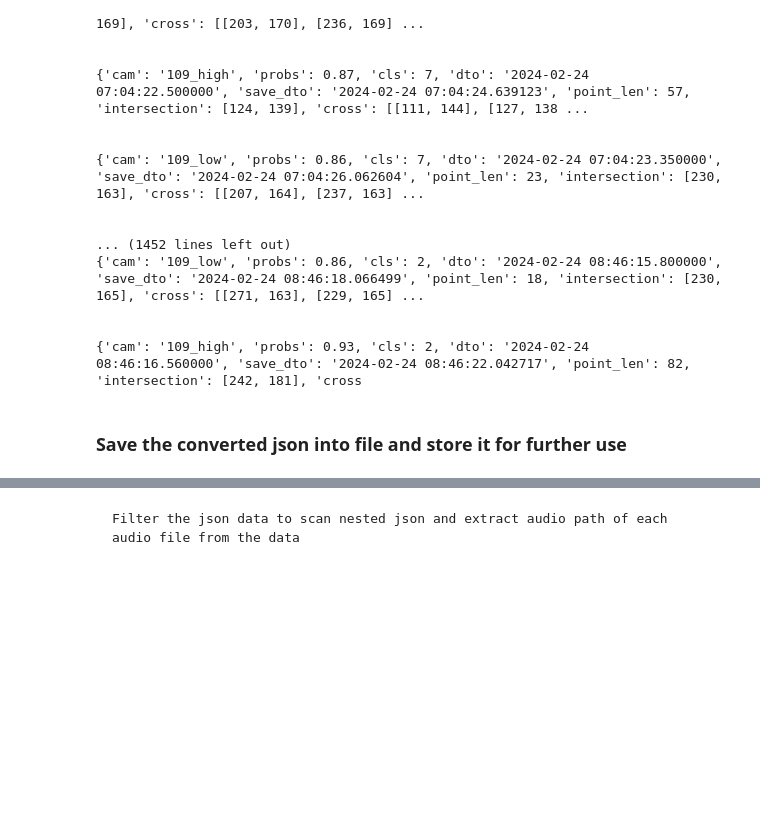
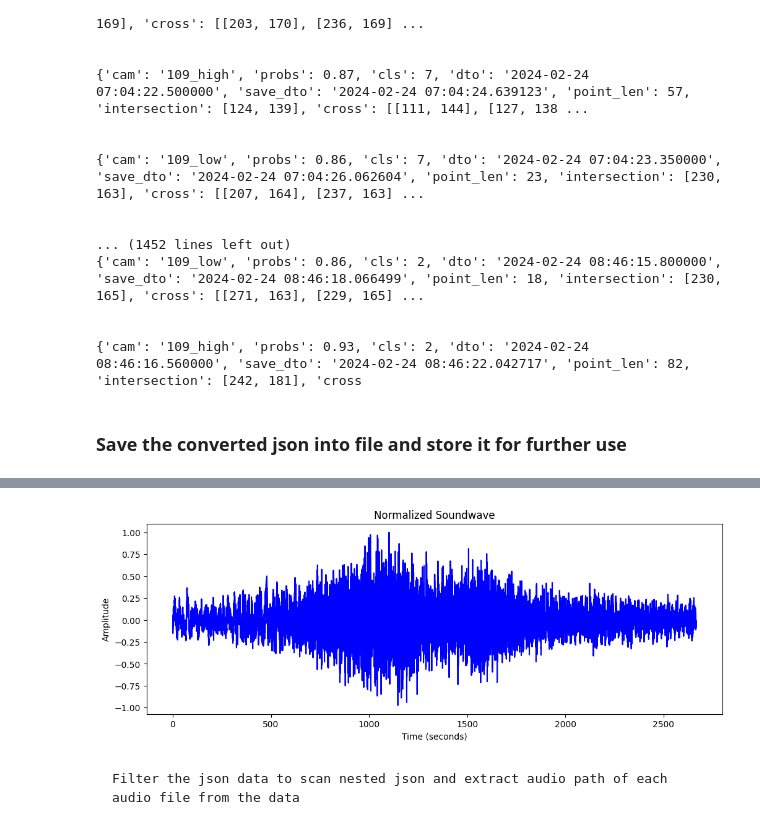
Before and after one commit to bprakashputta/Audio-Classification-Model-for-Vehicle-Identification, a Jupyter notebook: project_file.ipynb, the cells around one changed output, grey strips where cells are left out. Drawn from its saved outputs; the diff is of its cells as text; code cells hidden in the pictures; blank space fills up the shorter version.

```diff
--- a/project_file.ipynb
+++ b/project_file.ipynb
@@ -77,6 +79,8 @@ with open(output_file, 'w') as output_file:
 # %%
-# audio_path = './traffic_data/snd/2024-02-24_h/120148_520000_.mp3'
-# plot_soundwave(audio_path)
+audio_path = './traffic_data/snd/2024-02-24_h/120148_520000_.mp3'
+plot_soundwave(audio_path)
+# %% [output]
+[figure, added]
 # %%
 # audio_path = './traffic_data/snd/2024-02-24_h/120057_400000_.mp3'
 # plot_soundwave(audio_path)
```
Also changed, not shown: parts of 7 cells of this notebook.
